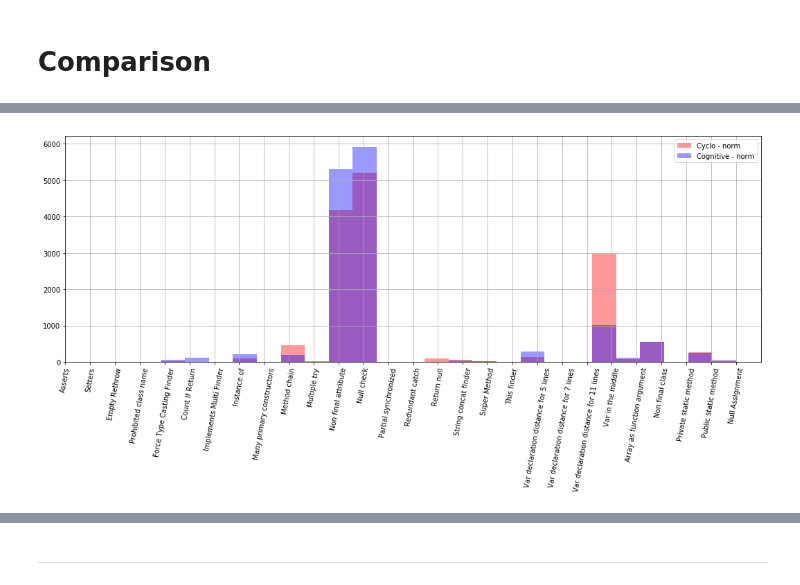
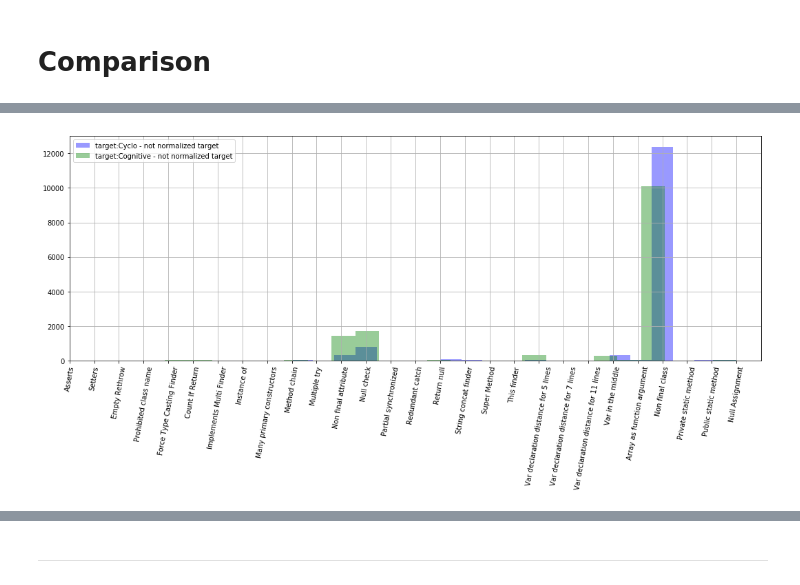
Before and after one commit to acheshkov/aibolit-ml, a Jupyter notebook: notebooks/Cognitive_comparision.ipynb, the cells around one changed output, grey strips where cells are left out. Drawn from its saved outputs; the diff is of its cells as text; code cells hidden in the pictures.

Commit message:
cognitive

```diff
--- a/notebooks/Cognitive_comparision.ipynb
+++ b/notebooks/Cognitive_comparision.ipynb
@@ -397,12 +428,10 @@ plt.legend();
 # %%
 plt.figure(figsize=(18, 6))
-#sns.distplot(twofold_pred_log1[:, 0], label='Cyclo - not norm', bins = FEATURES_NUMBER, hist = True, kde=False, color='b')
-sns.distplot(twofold_pred_log2[:, 0], label='Cyclo - norm', bins = FEATURES_NUMBER, hist = True, kde=False, color='r')
-#sns.distplot(twofold_pred_log3[:, 0], label='Cognitive - not norm', bins = FEATURES_NUMBER, hist = True, kde=False, color='green')
-sns.distplot(twofold_pred_log4[:, 0], label='Cognitive - norm', bins = FEATURES_NUMBER, hist = True, kde=False, color='b')
+sns.distplot(twofold_pred_log1[:, 0], label='target:Cyclo - not normalized target', bins = FEATURES_NUMBER, hist = True, kde=False, color='b')
+sns.distplot(twofold_pred_log3[:, 0], label='target:Cognitive - not normalized target', bins = FEATURES_NUMBER, hist = True, kde=False, color='green')
 plt.grid()
 plt.xlim(0, FEATURES_NUMBER)
 plt.xticks(range(0, FEATURES_NUMBER), labels=ONLY_PATTERNS, rotation=80)
 plt.legend();
 # %% [output]
-[figure, old version]
+[figure, new version]
```
Also changed, not shown: parts of 32 cells of this notebook.
